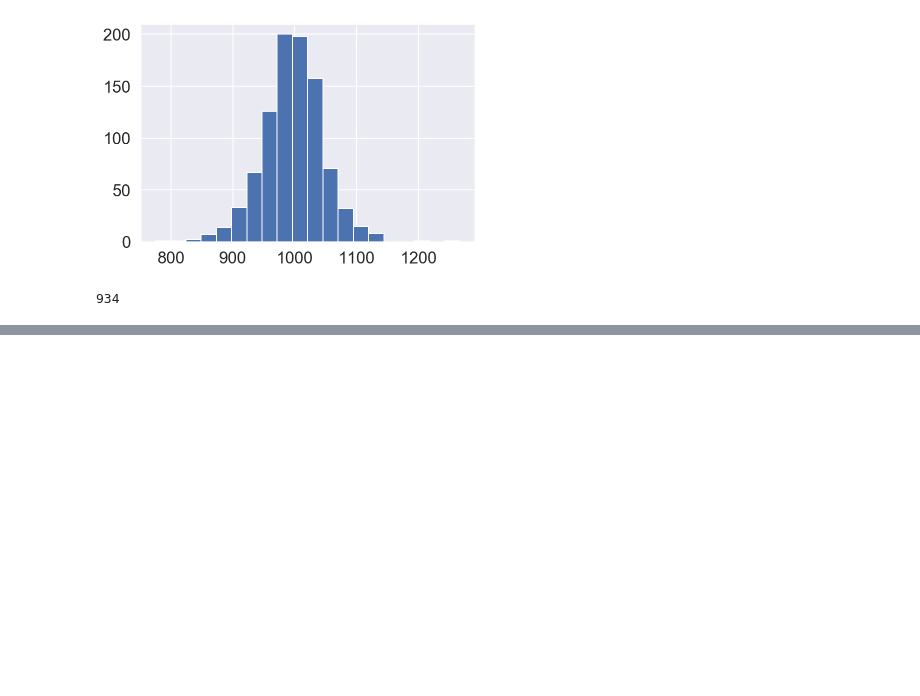
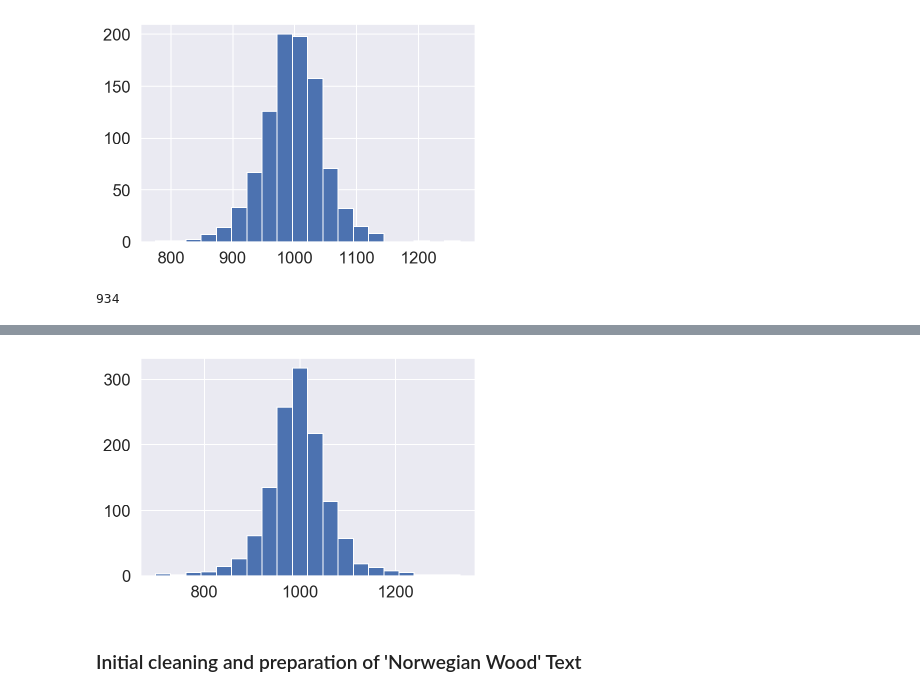
Before and after one commit to steven-mcdonald/murakami_translators, a Jupyter notebook: notebooks/02a_text_prep_v01.ipynb, the cells around one changed output, grey strips where cells are left out. Drawn from its saved outputs; the diff is of its cells as text; code cells hidden in the pictures; blank space fills up the shorter version.

```diff
--- a/notebooks/02a_text_prep_v01.ipynb
+++ b/notebooks/02a_text_prep_v01.ipynb
@@ -466,0 +520,2 @@ with open(out_full_path, 'wb') as fp:
+# %%
+wubc = books['full_text'].iloc[2]
@@ -466,0 +526,2 @@ with open(out_full_path, 'wb') as fp:
+# %%
+texts = wubc[7:77]
@@ -466,0 +558,10 @@ with open(out_full_path, 'wb') as fp:
+# %%
+chapters = pd.DataFrame({'number': ch_nos, 'title': ch_titles, 'text': ch_texts})
+chapters['fstop_indices'] = chapters['text'].apply(lambda x: fs_indexer(x))
+chapters.dropna(inplace=True)
+chapters['split_indices'] = chapters['text'].apply(lambda x: split_indexer(x))
+chapters.dropna(inplace=True)
+chapters['chunks'] = chapters['text'].apply(lambda x: text_chunker(x))
+chapters['translator'] = 'Jay Rubin'
+chapters['book_title'] = 'The Wind Up Bird Chronicle'
+chapters.head(10)
@@ -466,0 +580,8 @@ with open(out_full_path, 'wb') as fp:
+# %%
+lengths = []
+for chapter in chapters['chunks']:
+    for chunk in chapter:
+        lengths.append(len(chunk))
+plt.hist(lengths, bins=20);
+# %% [output]
+[figure, added]
@@ -466,0 +603,2 @@ with open(out_full_path, 'wb') as fp:
+# %% [markdown]
+### Initial cleaning and preparation of 'Norwegian Wood' Text
```
Also changed, not shown: parts of 29 cells of this notebook.
